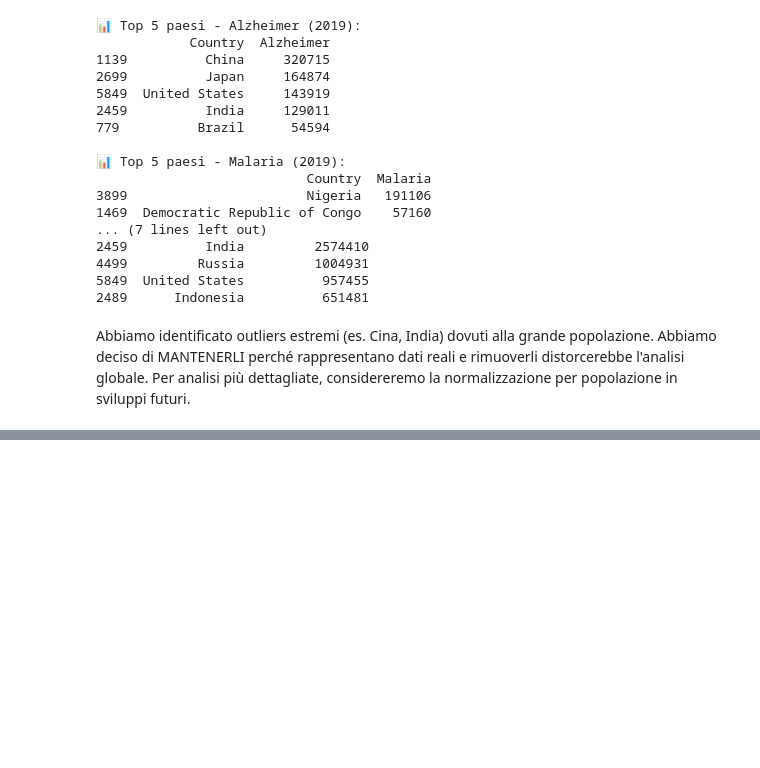
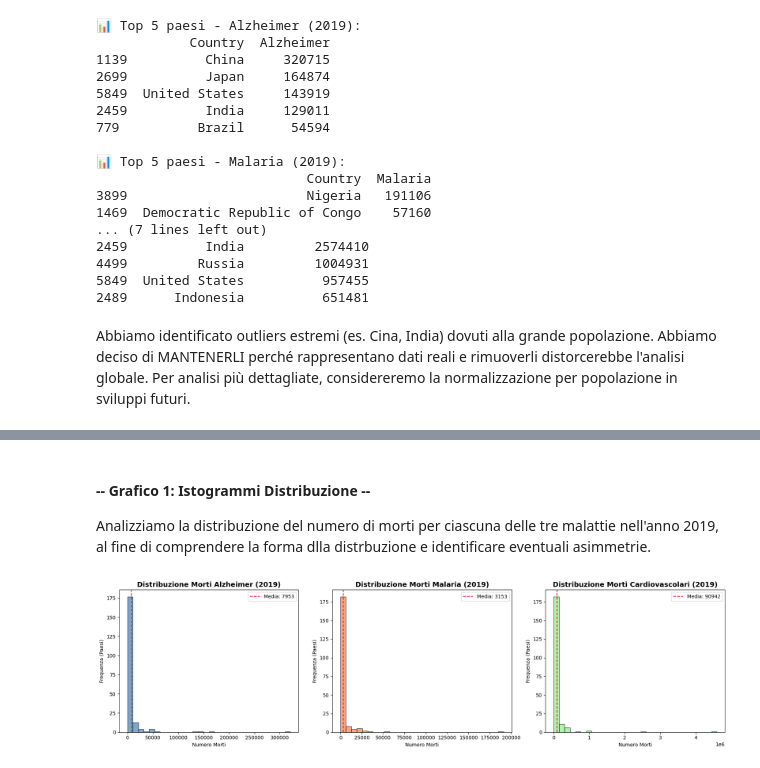
Before and after one commit to NastyOmar/progetto-statistica---Junkie-Walkers, a Jupyter notebook: statistica.ipynb, the cells around one changed output, grey strips where cells are left out. Cells and saved outputs as stored; diff of their text form; code cells hidden in the pictures; blank space fills up the shorter version.

```diff
--- a/statistica.ipynb
+++ b/statistica.ipynb
@@ -255,0 +291,18 @@ normalizzazione per popolazione in sviluppi futuri.
+# %%
+# ===== STATISTICHE DESCRITTIVE - ANNO 2019 =====
+df_2019 = df_focus[df_focus['Year'] == 2019]
+
+print("="*60)
+print("STATISTICHE DESCRITTIVE (Anno 2019)")
+print("="*60)
+
+for disease in ['Alzheimer', 'Malaria', 'Cardiovascular']:
+    print(f"\n📊 {disease.upper()}")
+    print(f"Media: {df_2019[disease].mean():.2f}")
+    print(f"Mediana: {df_2019[disease].median():.2f}")
+    print(f"Deviazione Standard: {df_2019[disease].std():.2f}")
+    print(f"Varianza: {df_2019[disease].var():.2f}")
+    print(f"Min: {df_2019[disease].min():.2f}")
+    print(f"Max: {df_2019[disease].max():.2f}")
+    print(f"Q1 (25%): {df_2019[disease].quantile(0.25):.2f}")
+    print(f"Q3 (75%): {df_2019[disease].quantile(0.75):.2f}")
@@ -255,0 +370,33 @@ normalizzazione per popolazione in sviluppi futuri.
+# %% [markdown]
+#### -- Grafico 1: Istogrammi Distribuzione --
+
+Analizziamo la distribuzione del numero di morti per ciascuna delle tre malattie nell'anno 2019, al fine di comprendere la forma dlla distrbuzione e identificare eventuali asimmetrie.
+# %%
+# ===== ISTOGRAMMI - Distribuzione morti per malattia (2019) =====
+fig, axes = plt.subplots(1, 3, figsize=(18, 5))
+
+axes[0].hist(df_2019['Alzheimer'], bins=30, color='steelblue', edgecolor='black', alpha=0.7)
+axes[0].set_title('Distribuzione Morti Alzheimer (2019)', fontsize=14, fontweight='bold')
+axes[0].set_xlabel('Numero Morti')
+axes[0].set_ylabel('Frequenza (Paesi)')
+axes[0].axvline(df_2019['Alzheimer'].mean(), color='red', linestyle='--', label=f'Media: {df_2019["Alzheimer"].mean():.0f}')
+axes[0].legend()
+
+axes[1].hist(df_2019['Malaria'], bins=30, color='coral', edgecolor='black', alpha=0.7)
+axes[1].set_title('Distribuzione Morti Malaria (2019)', fontsize=14, fontweight='bold')
+axes[1].set_xlabel('Numero Morti')
+axes[1].set_ylabel('Frequenza (Paesi)')
+axes[1].axvline(df_2019['Malaria'].mean(), color='red', linestyle='--', label=f'Media: {df_2019["Malaria"].mean():.0f}')
+axes[1].legend()
+
+axes[2].hist(df_2019['Cardiovascular'], bins=30, color='lightgreen', edgecolor='black', alpha=0.7)
+axes[2].set_title('Distribuzione Morti Cardiovascolari (2019)', fontsize=14, fontweight='bold')
+axes[2].set_xlabel('Numero Morti')
+axes[2].set_ylabel('Frequenza (Paesi)')
+axes[2].axvline(df_2019['Cardiovascular'].mean(), color='red', linestyle='--', label=f'Media: {df_2019["Cardiovascular"].mean():.0f}')
+axes[2].legend()
+
+plt.tight_layout()
+plt.show()
+# %% [output]
+[figure, added]
```
Also changed, not shown: parts of 23 cells of this notebook.
